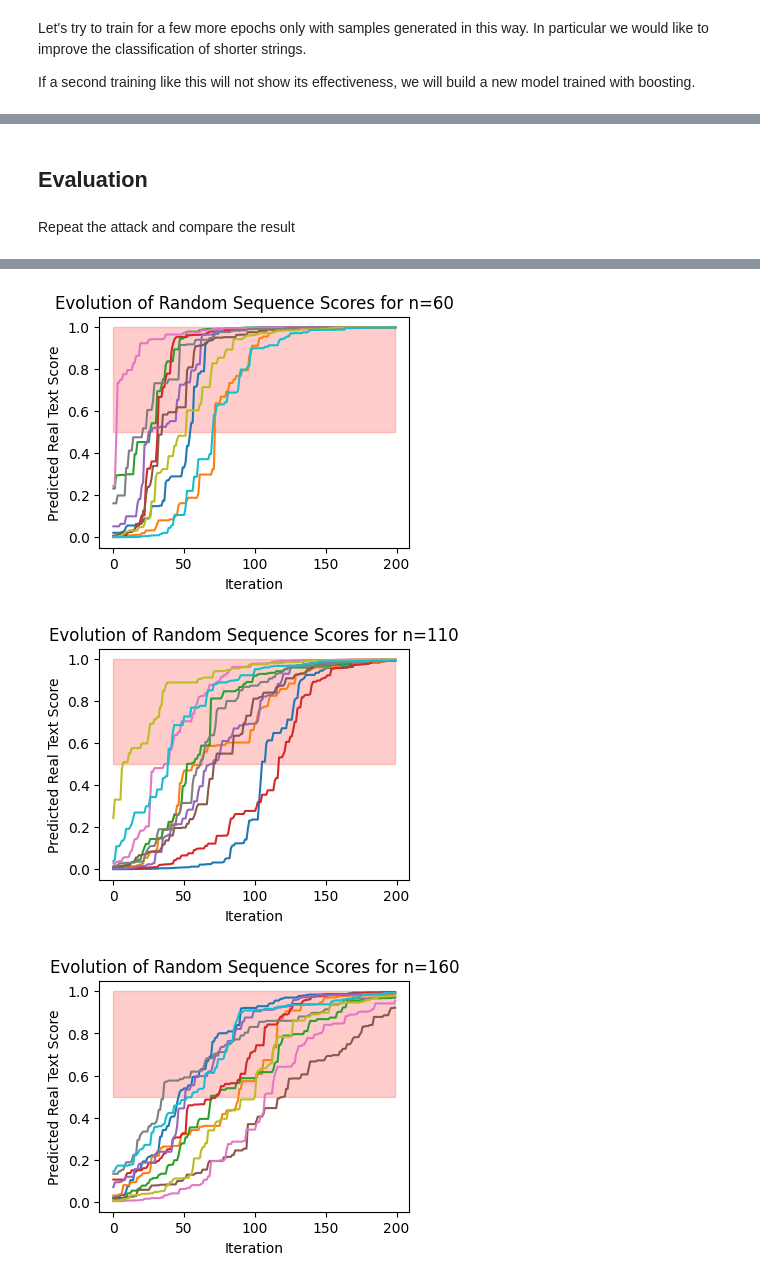
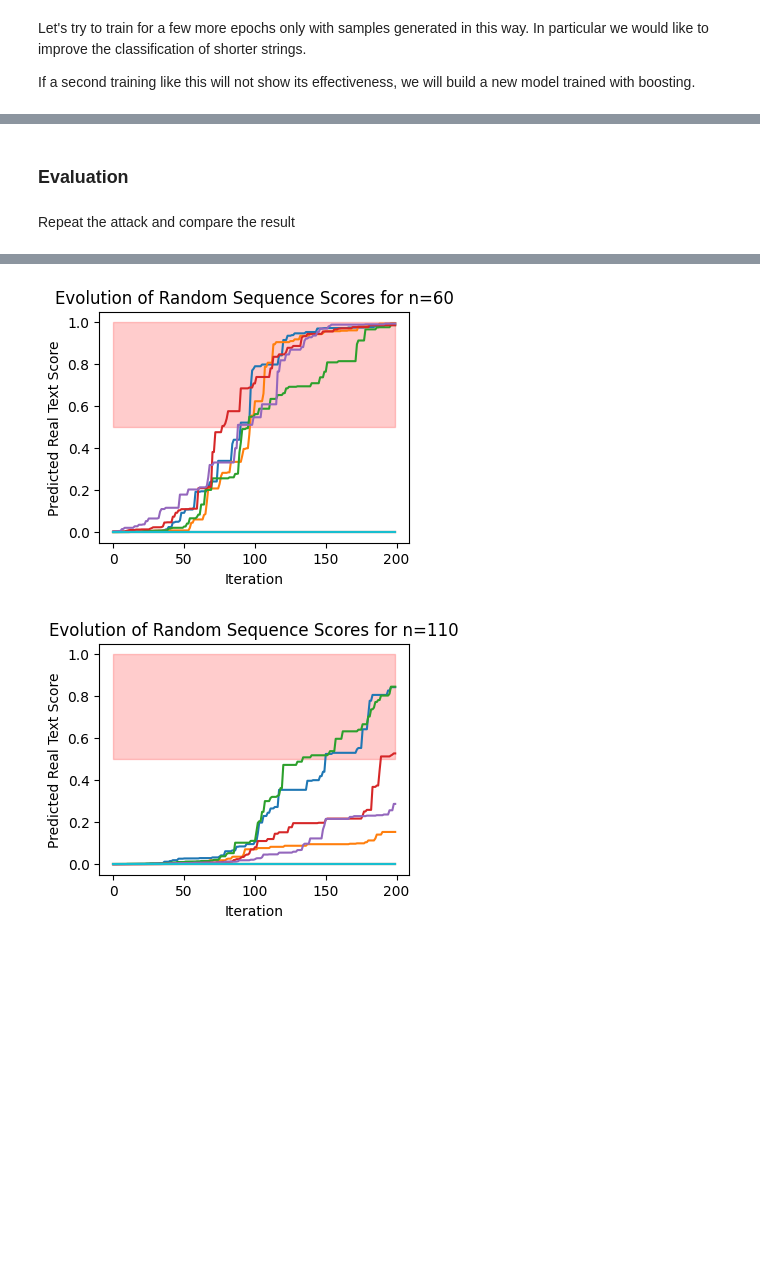
Before and after one commit to mattialodi0/random-text-detection, a Jupyter notebook: 1dCNN_classification.ipynb, the cells around one changed output, grey strips where cells are left out. Saved outputs shown, nothing was run; the diff lists cells and outputs as text; code cells hidden in the pictures; blank space fills up the shorter version.

Commit message:
adversarial attack and retraining

```diff
--- a/1dCNN_classification.ipynb
+++ b/1dCNN_classification.ipynb
@@ -51,14 +54,14 @@ class TextDataset(Dataset):
     def __getitem__(self, idx):
         return self.encode(self.samples[idx]), torch.tensor(self.labels[idx], dtype=torch.float)
 
-train_texts, train_labels = load_csv_dataset("dataset/train_dataset.csv")
+train_texts, train_labels = load_csv_dataset(train_dataset_path)
 train_loader = DataLoader(
     TextDataset(train_texts, train_labels),
     batch_size=BATCH_SIZE,
     shuffle=True
 )
 
-val_texts, val_labels = load_csv_dataset("dataset/val_dataset.csv")
+val_texts, val_labels = load_csv_dataset(val_dataset_path)
 val_loader = DataLoader(
     TextDataset(val_texts, val_labels),
     batch_size=BATCH_SIZE,
@@ -123,7 +126,7 @@ class CharCNN(nn.Module):
 # %% [markdown]
 ### Training
 # %%
-model = CharCNN(vocab_size=256)
+model = CharCNN(vocab_size=MAX_LEN)
 criterion = nn.BCEWithLogitsLoss()
 optimizer = torch.optim.Adam(model.parameters(), lr=LEARNING_RATE)
 # %%
@@ -275,3 +296,5 @@ Can we use this strategy to generate new sample and retrain the model?
 => something like boosting
 # %% [markdown]
 ## Second training
+# %%
+first_training_model = copy.deepcopy(model)
@@ -326,7 +356,11 @@ def second_training_epoch(model, optimizer, num_samples=200):
         total_loss += loss.item()
     return total_loss
 # %%
-for epoch in range(3):
+model = copy.deepcopy(first_training_model)
+criterion = nn.BCEWithLogitsLoss()
+optimizer = torch.optim.Adam(model.parameters(), lr=LEARNING_RATE)
+
+for epoch in range(EPOCHS):
     t0 = time.time()
     loss = second_training_epoch(model, optimizer, num_samples=200)
     print(f"Epoch {epoch+1}: time {(time.time()-t0):.2f}s, loss = {loss:.4f}")
@@ -339,35 +373,7 @@ Epoch 3: time 7.28s, loss = 9.7669
 # %% [markdown]
-## Evaluation
+### Evaluation
 # %% [markdown]
 Repeat the attack and compare the result
 # %%
-max_ite = 200
-# for n in range(10,110,20):
-for n in range(10,260,50):
-    scores_history = np.zeros((10, max_ite))
-    for e in range(10):
-        rand_seq = random_markov_like(n)
-        score = predict(model, rand_seq)
-        # print(f"Initial random sequence: {rand_seq}, score: {score:.4f}")
-
-        for i in range(max_ite):
-            chars = "bcdfghjklmnpqrstvwxyz aeiou "
-            pos = random.randint(0, len(rand_seq)-1)
-            new_char = random.choice(chars)
-            new_seq = rand_seq[:pos] + new_char + rand_seq[pos+1:]
-            new_score = predict(model, new_seq)
-            if new_score > score:
-                rand_seq = new_seq
-                score = new_score
-                # print(f"Iteration {i+1}: Improved sequence: {rand_seq}, score: {score:.4f}")
-            scores_history[e, i] = score
-
-    plt.figure(figsize=(4, 3))
-    plt.plot(scores_history.T)
-    # color the area where the string wolud get recognized as real (0.5 threshold)
-    plt.fill_between(range(scores_history.shape[1]), 0.5, 1, color='red', alpha=0.2)
-    plt.xlabel("Iteration")
-    plt.ylabel("Predicted Real Text Score")
-    plt.title(f"Evolution of Random Sequence Scores for n={n}")
-    plt.show()
+h = adversarial_attack(model, max_ite=200, samples=10, plot=True)
 # %% [output]
@@ -375,3 +381,2 @@ for n in range(10,260,50):
-[figure, old version]
+[figure, new version]
-[figure, old version]
+[figure, new version]
-[figure, removed]
```
Also changed, not shown: parts of 17 cells of this notebook, 3 other files.
